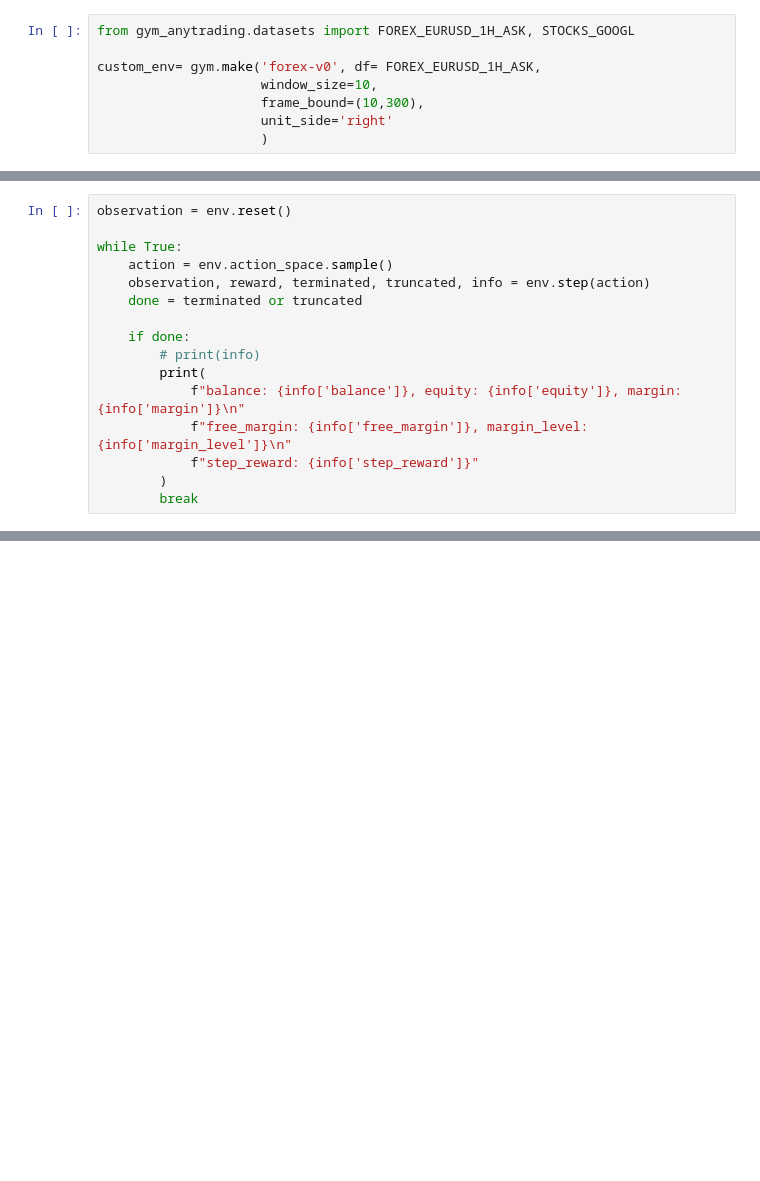
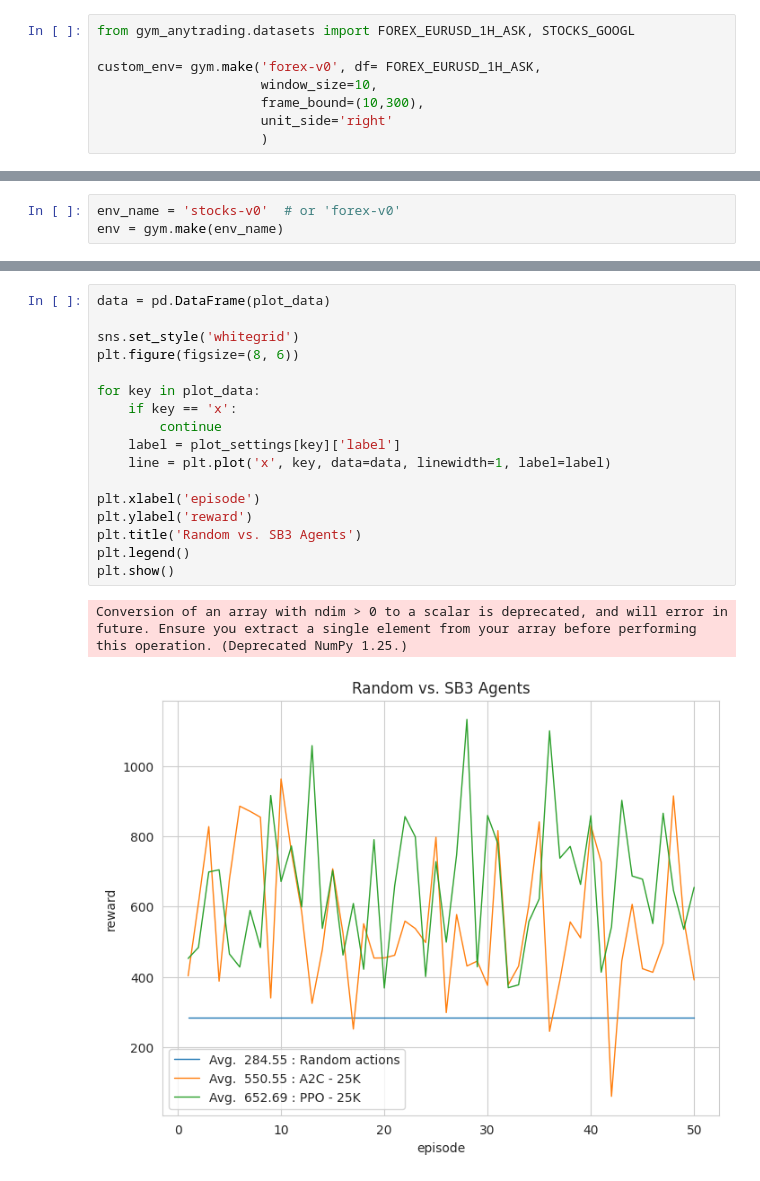
Before and after one commit to BrendaGonzales757/ExamenFinal, a Jupyter notebook: Final.ipynb, the cells around one changed output, grey strips where cells are left out. Cells and saved outputs as stored; diff of their text form; blank space fills up the shorter version.

```diff
--- a/Final.ipynb
+++ b/Final.ipynb
@@ -213,16 +84,0 @@ env information:
-# %%
-observation = env.reset()
-
-while True:
-    action = env.action_space.sample()
-    observation, reward, terminated, truncated, info = env.step(action)
-    done = terminated or truncated
-
-    if done:
-        # print(info)
-        print(
-            f"balance: {info['balance']}, equity: {info['equity']}, margin: {info['margin']}\n"
-            f"free_margin: {info['free_margin']}, margin_level: {info['margin_level']}\n"
-            f"step_reward: {info['step_reward']}"
-        )
-        break
@@ -302,0 +101,3 @@ See https://numpy.org/devdocs/release/1.25.0-notes.html and the docs for more in
+# %%
+env_name = 'stocks-v0'  # or 'forex-v0'
+env = gym.make(env_name)
@@ -302,0 +276,20 @@ See https://numpy.org/devdocs/release/1.25.0-notes.html and the docs for more in
+# %%
+data = pd.DataFrame(plot_data)
+
+sns.set_style('whitegrid')
+plt.figure(figsize=(8, 6))
+
+for key in plot_data:
+    if key == 'x':
+        continue
+    label = plot_settings[key]['label']
+    line = plt.plot('x', key, data=data, linewidth=1, label=label)
+
+plt.xlabel('episode')
+plt.ylabel('reward')
+plt.title('Random vs. SB3 Agents')
+plt.legend()
+plt.show()
+# %% [output]
+Conversion of an array with ndim > 0 to a scalar is deprecated, and will error in future. Ensure you extract a single element from your array before performing this operation. (Deprecated NumPy 1.25.)
+[figure, added]
```
Also changed, not shown: parts of 18 cells of this notebook.
